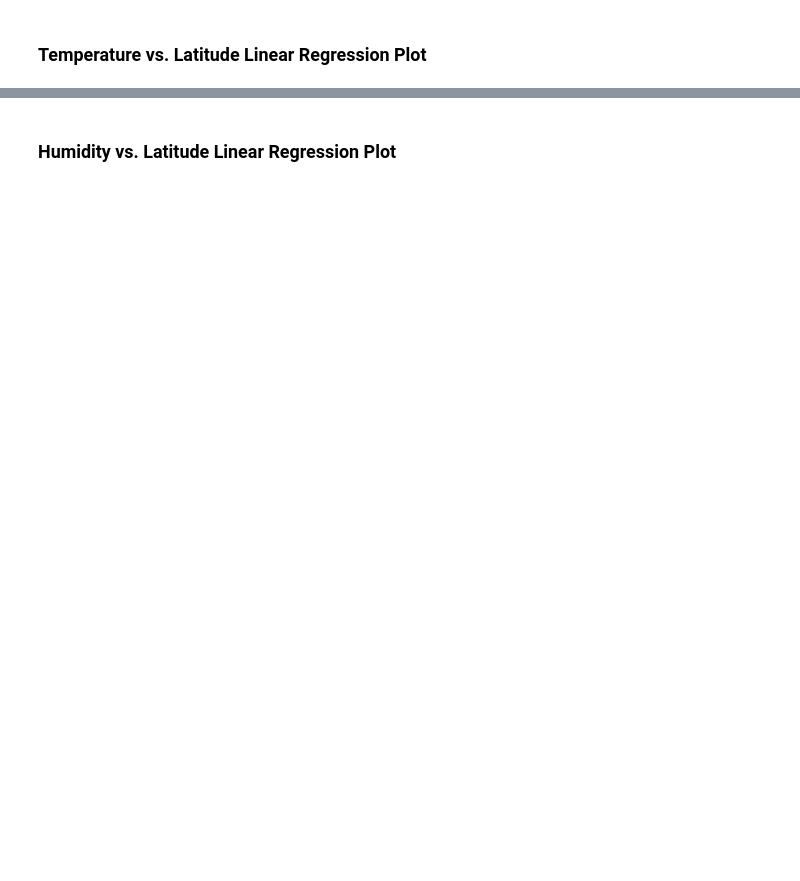
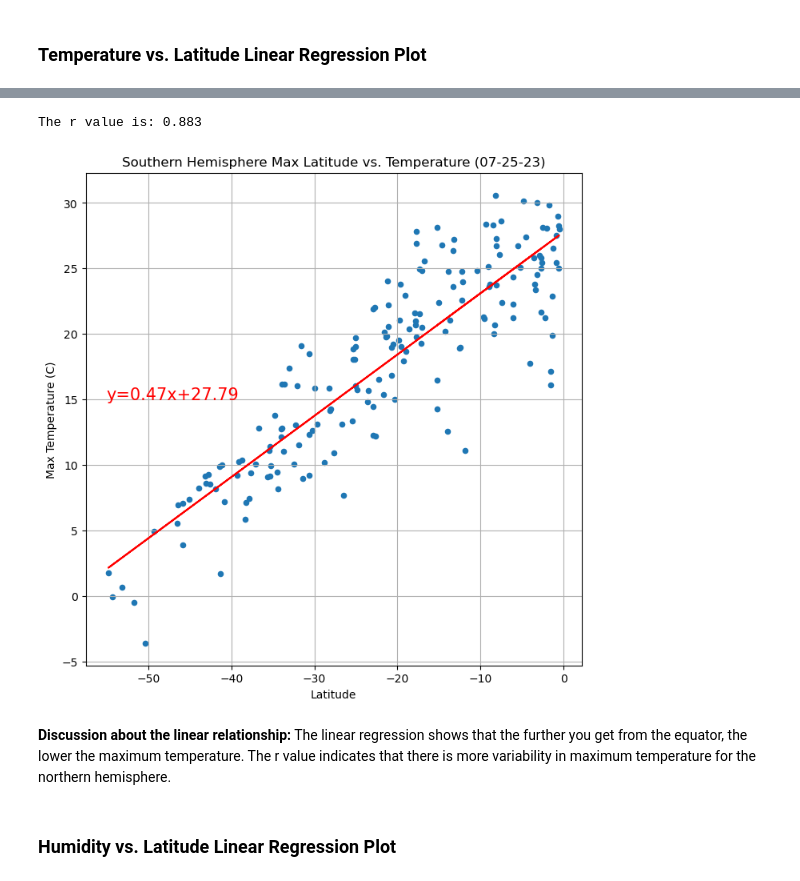
Before and after one commit to Chemistasaurus/python-api-challenge, a Jupyter notebook: WeatherPy/WeatherPy.ipynb, the cells around one changed output, grey strips where cells are left out. Cells and saved outputs as stored; diff of their text form; code cells hidden in the pictures; blank space fills up the shorter version.

```diff
--- a/WeatherPy/WeatherPy.ipynb
+++ b/WeatherPy/WeatherPy.ipynb
@@ -325,2 +326,12 @@ The r-value is: 0.4121057168607245
+# %%
+# Linear regression on Southern Hemisphere
+southern_hemi_df.plot(kind='scatter',x='Lat',y="Max Temp",grid=True,figsize=(8,8),title="Southern Hemisphere Max Latitude vs. Temperature (07-25-23)",xlabel="Latitude",ylabel="Max Temperature (C)")
+plot_linear_regression(southern_hemi_df["Lat"],southern_hemi_df["Max Temp"],(-55,15))
+# %% [output]
+The r value is: 0.883
+[figure, added]
+# %% [markdown]
+**Discussion about the linear relationship:**
+The linear regression shows that the further you get from the equator, the lower the maximum temperature. The r value indicates that there is more variability in maximum temperature for the northern hemisphere.
 # %% [markdown]
 ### Humidity vs. Latitude Linear Regression Plot
```
Also changed, not shown: parts of 32 cells of this notebook.
